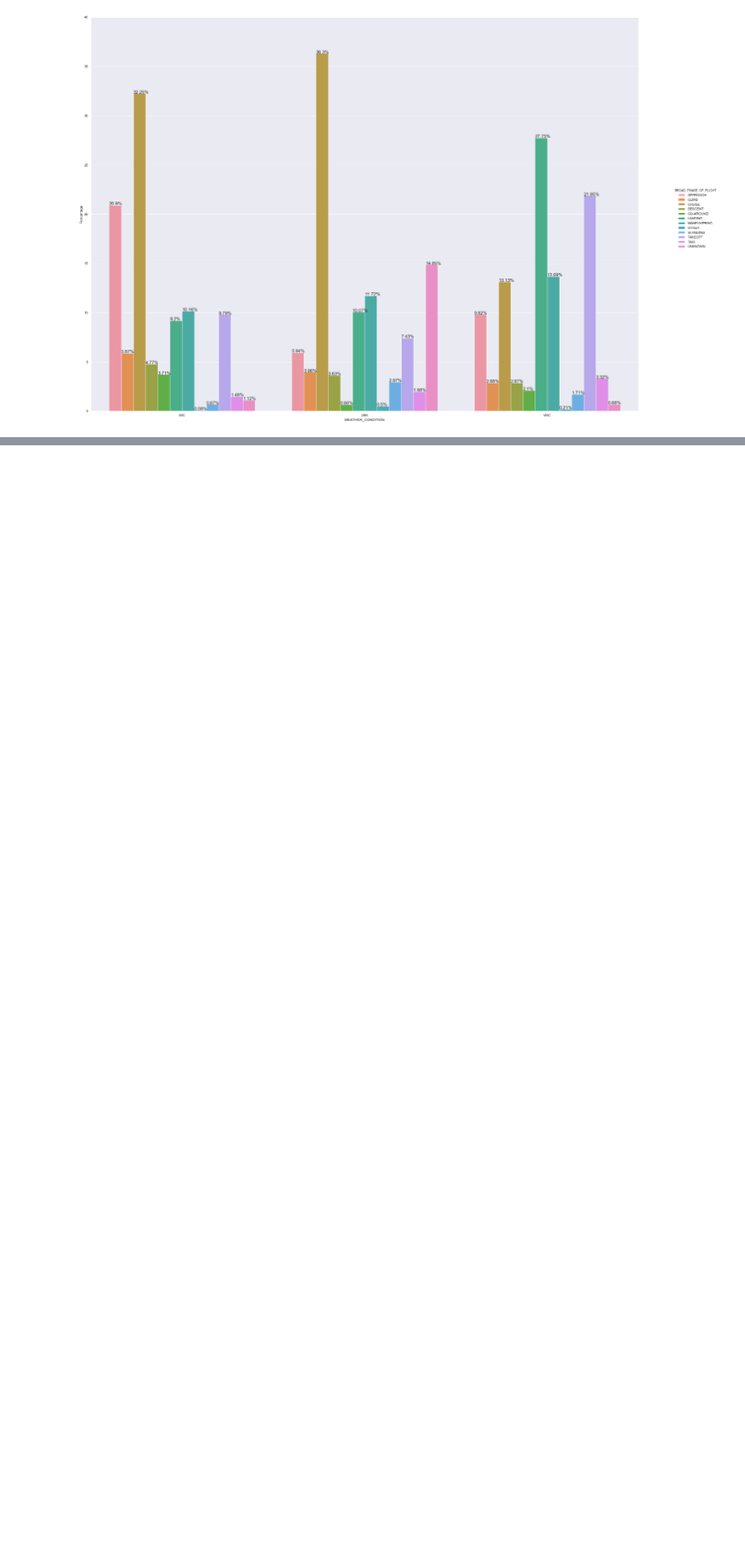
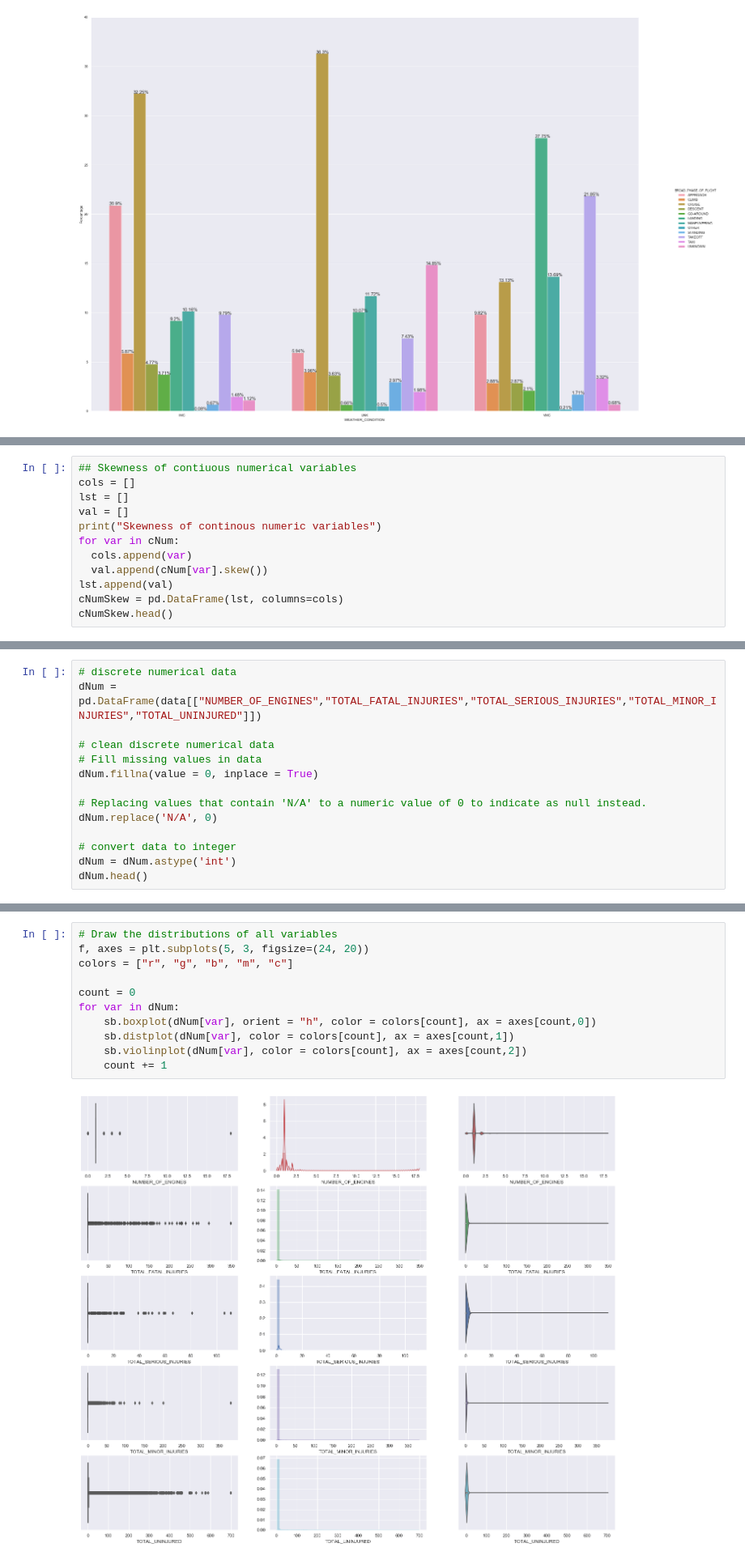
Before and after one commit to saobangmath/CZ1015---Miniproject, a Jupyter notebook: Miniproject.ipynb, the cells around one changed output, grey strips where cells are left out. Shown at 81% size. Saved outputs shown, nothing was run; the diff lists cells and outputs as text; blank space fills up the shorter version.

```diff
--- a/Miniproject.ipynb
+++ b/Miniproject.ipynb
@@ -204,0 +245,12 @@ for p in g.ax.patches:
+# %%
+## Skewness of contiuous numerical variables
+cols = []
+lst = []
+val = []
+print("Skewness of continous numeric variables")
+for var in cNum:
+  cols.append(var)
+  val.append(cNum[var].skew())
+lst.append(val)
+cNumSkew = pd.DataFrame(lst, columns=cols)
+cNumSkew.head()
@@ -204,0 +263,14 @@ for p in g.ax.patches:
+# %%
+# discrete numerical data
+dNum = pd.DataFrame(data[["NUMBER_OF_ENGINES","TOTAL_FATAL_INJURIES","TOTAL_SERIOUS_INJURIES","TOTAL_MINOR_INJURIES","TOTAL_UNINJURED"]])
+
+# clean discrete numerical data
+# Fill missing values in data
+dNum.fillna(value = 0, inplace = True)
+
+# Replacing values that contain 'N/A' to a numeric value of 0 to indicate as null instead.
+dNum.replace('N/A', 0)
+
+# convert data to integer
+dNum = dNum.astype('int')
+dNum.head()
@@ -204,0 +284,13 @@ for p in g.ax.patches:
+# %%
+# Draw the distributions of all variables
+f, axes = plt.subplots(5, 3, figsize=(24, 20))
+colors = ["r", "g", "b", "m", "c"]
+
+count = 0
+for var in dNum:
+    sb.boxplot(dNum[var], orient = "h", color = colors[count], ax = axes[count,0])
+    sb.distplot(dNum[var], color = colors[count], ax = axes[count,1])
+    sb.violinplot(dNum[var], color = colors[count], ax = axes[count,2])
+    count += 1
+# %% [output]
+[figure, added]
```
Also changed, not shown: parts of 15 cells of this notebook.
